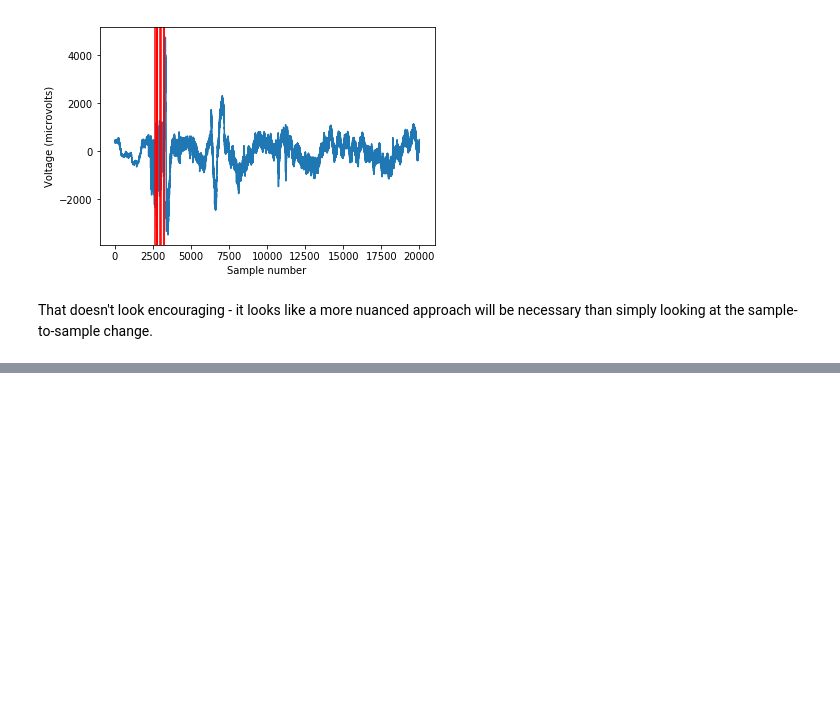
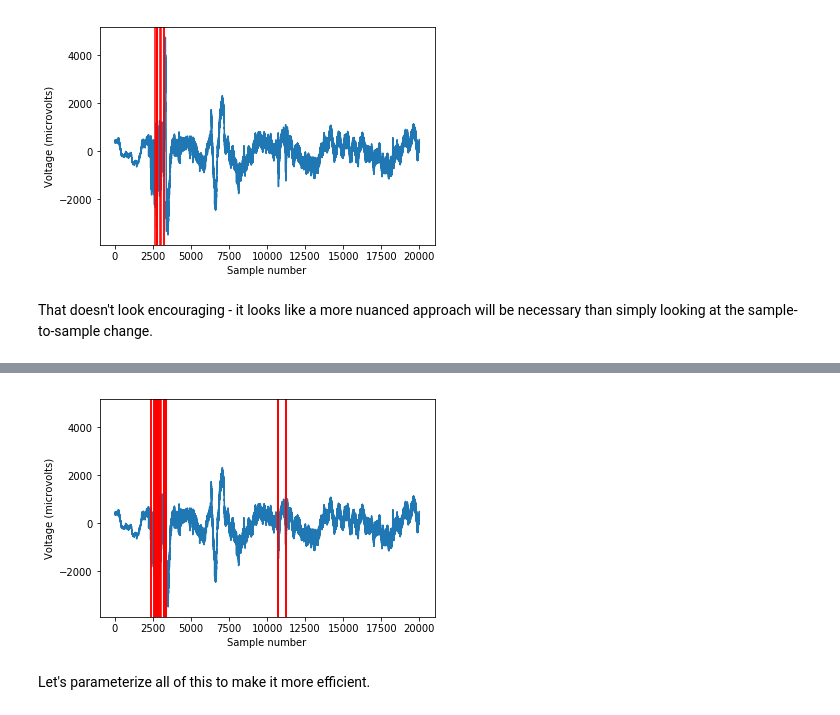
Before and after one commit to mwootten/snn-seizure-prediction, a Jupyter notebook: explorations/GradientPreprocessing.ipynb, the cells around one changed output, grey strips where cells are left out. Drawn from its saved outputs; the diff is of its cells as text; code cells hidden in the pictures; blank space fills up the shorter version.

```diff
--- a/explorations/GradientPreprocessing.ipynb
+++ b/explorations/GradientPreprocessing.ipynb
@@ -89,0 +137,13 @@ That doesn't look encouraging - it looks like a more nuanced approach will be ne
+# %%
+x = np.arange(0, 20000, 1)
+y = initial_snippet
+plt.plot(x, y)
+for t in trigger_times:
+    plt.axvline(x=t, color="red")
+plt.xlabel('Sample number')
+plt.ylabel('Voltage (microvolts)')
+plt.show()
+# %% [output]
+[figure, added]
+# %% [markdown]
+Let's parameterize all of this to make it more efficient.
```
Also changed, not shown: parts of 19 cells of this notebook, 3 other files.
